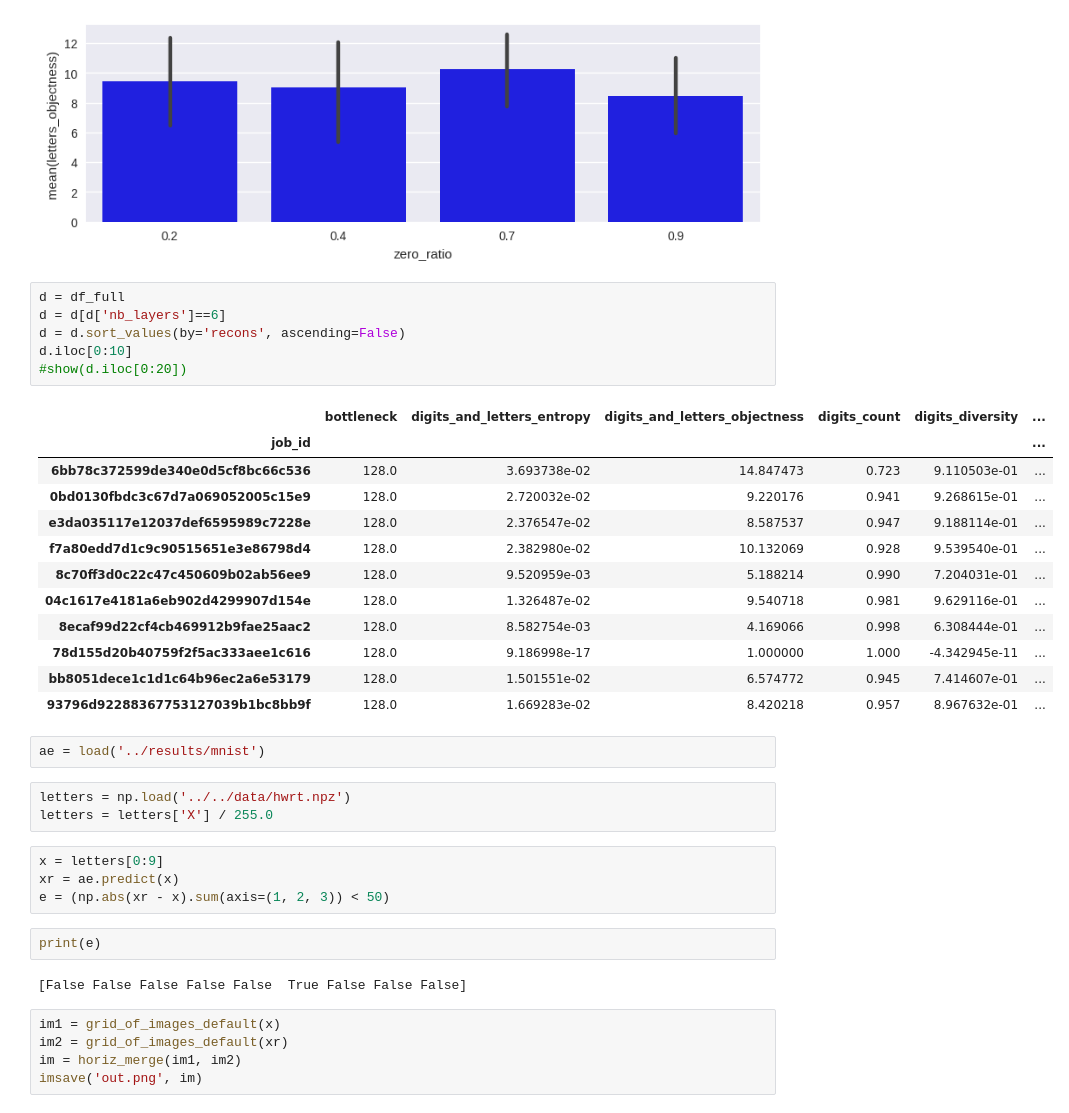
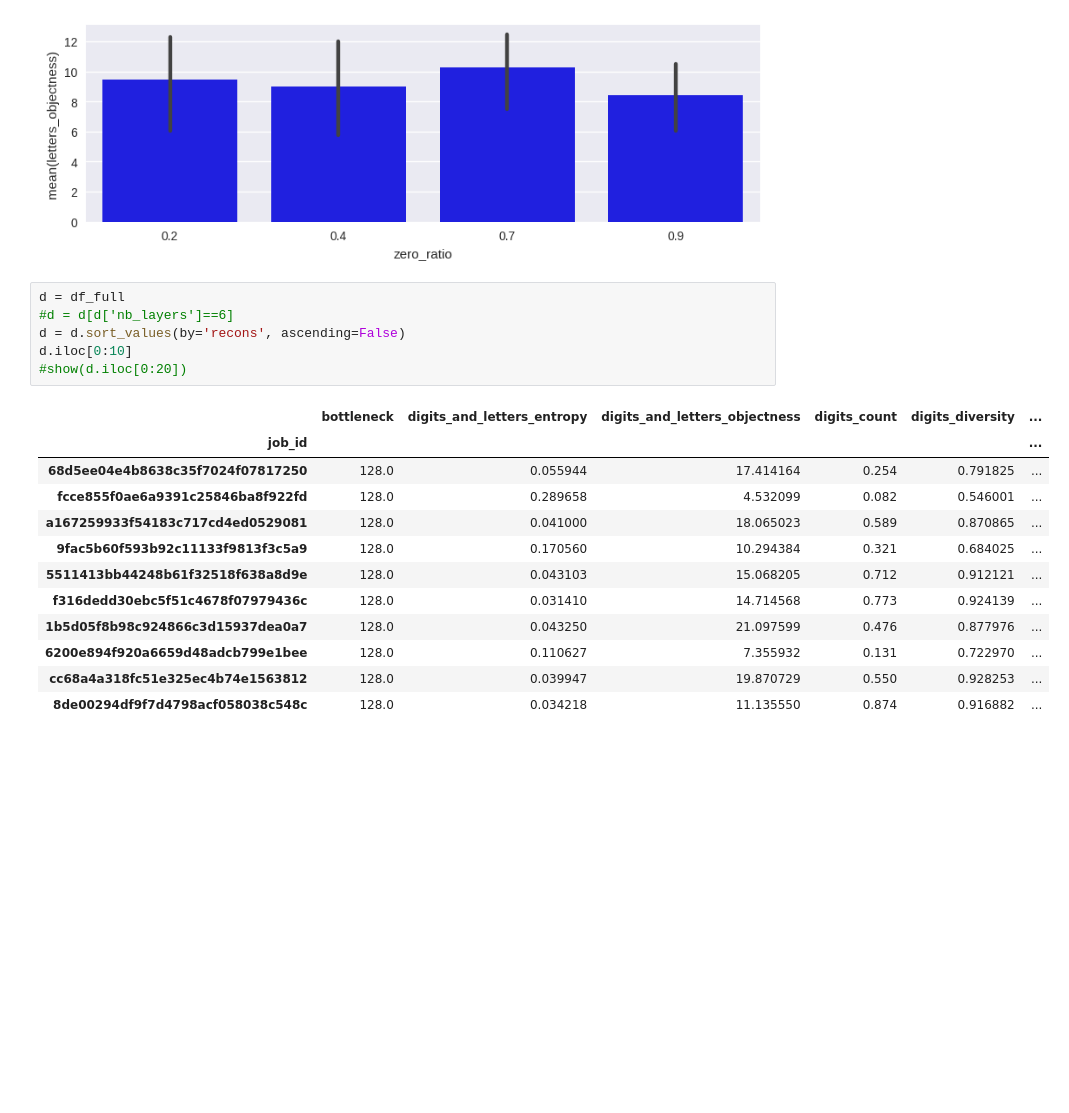
Before and after one commit to mehdidc/out_of_class, a Jupyter notebook: ae/ipynb/analysis.ipynb, the cells around one changed output. Saved outputs shown, nothing was run; the diff lists cells and outputs as text; blank space fills up the shorter version.

```diff
--- a/ae/ipynb/analysis.ipynb
+++ b/ae/ipynb/analysis.ipynb
@@ -218,38 +244,20 @@ for xcol in xcols:
 [figure]
 # %%
 d = df_full
-d = d[d['nb_layers']==6]
+#d = d[d['nb_layers']==6]
 d = d.sort_values(by='recons', ascending=False)
 d.iloc[0:10]
 #show(d.iloc[0:20])
 # %% [output]
 |  | bottleneck | digits_and_letters_entropy | digits_and_letters_objectness | digits_count | digits_diversity | ... |
 | job_id |  |  |  |  |  | ... |
-| 6bb78c372599de340e0d5cf8bc66c536 | 128.0 | 3.693738e-02 | 14.847473 | 0.723 | 9.110503e-01 | ... |
-| 0bd0130fbdc3c67d7a069052005c15e9 | 128.0 | 2.720032e-02 | 9.220176 | 0.941 | 9.268615e-01 | ... |
-| e3da035117e12037def6595989c7228e | 128.0 | 2.376547e-02 | 8.587537 | 0.947 | 9.188114e-01 | ... |
-| f7a80edd7d1c9c90515651e3e86798d4 | 128.0 | 2.382980e-02 | 10.132069 | 0.928 | 9.539540e-01 | ... |
-| 8c70ff3d0c22c47c450609b02ab56ee9 | 128.0 | 9.520959e-03 | 5.188214 | 0.990 | 7.204031e-01 | ... |
-| 04c1617e4181a6eb902d4299907d154e | 128.0 | 1.326487e-02 | 9.540718 | 0.981 | 9.629116e-01 | ... |
-| 8ecaf99d22cf4cb469912b9fae25aac2 | 128.0 | 8.582754e-03 | 4.169066 | 0.998 | 6.308444e-01 | ... |
-| 78d155d20b40759f2f5ac333aee1c616 | 128.0 | 9.186998e-17 | 1.000000 | 1.000 | -4.342945e-11 | ... |
-| bb8051dece1c1d1c64b96ec2a6e53179 | 128.0 | 1.501551e-02 | 6.574772 | 0.945 | 7.414607e-01 | ... |
-| 93796d92288367753127039b1bc8bb9f | 128.0 | 1.669283e-02 | 8.420218 | 0.957 | 8.967632e-01 | ... |
+| 68d5ee04e4b8638c35f7024f07817250 | 128.0 | 0.055944 | 17.414164 | 0.254 | 0.791825 | ... |
+| fcce855f0ae6a9391c25846ba8f922fd | 128.0 | 0.289658 | 4.532099 | 0.082 | 0.546001 | ... |
+| a167259933f54183c717cd4ed0529081 | 128.0 | 0.041000 | 18.065023 | 0.589 | 0.870865 | ... |
+| 9fac5b60f593b92c11133f9813f3c5a9 | 128.0 | 0.170560 | 10.294384 | 0.321 | 0.684025 | ... |
+| 5511413bb44248b61f32518f638a8d9e | 128.0 | 0.043103 | 15.068205 | 0.712 | 0.912121 | ... |
+| f316dedd30ebc5f51c4678f07979436c | 128.0 | 0.031410 | 14.714568 | 0.773 | 0.924139 | ... |
+| 1b5d05f8b98c924866c3d15937dea0a7 | 128.0 | 0.043250 | 21.097599 | 0.476 | 0.877976 | ... |
+| 6200e894f920a6659d48adcb799e1bee | 128.0 | 0.110627 | 7.355932 | 0.131 | 0.722970 | ... |
+| cc68a4a318fc51e325ec4b74e1563812 | 128.0 | 0.039947 | 19.870729 | 0.550 | 0.928253 | ... |
+| 8de00294df9f7d4798acf058038c548c | 128.0 | 0.034218 | 11.135550 | 0.874 | 0.916882 | ... |
-# %%
-ae = load('../results/mnist')
-# %%
-letters = np.load('../../data/hwrt.npz')
-letters = letters['X'] / 255.0
-# %%
-x = letters[0:9]
-xr = ae.predict(x)
-e = (np.abs(xr - x).sum(axis=(1, 2, 3)) < 50)
-# %%
-print(e)
-# %% [output]
-[False False False False False  True False False False]
-# %%
-im1 = grid_of_images_default(x)
-im2 = grid_of_images_default(xr)
-im = horiz_merge(im1, im2)
-imsave('out.png', im)
```
Also changed, not shown: parts of 6 cells of this notebook, 1 other file.
